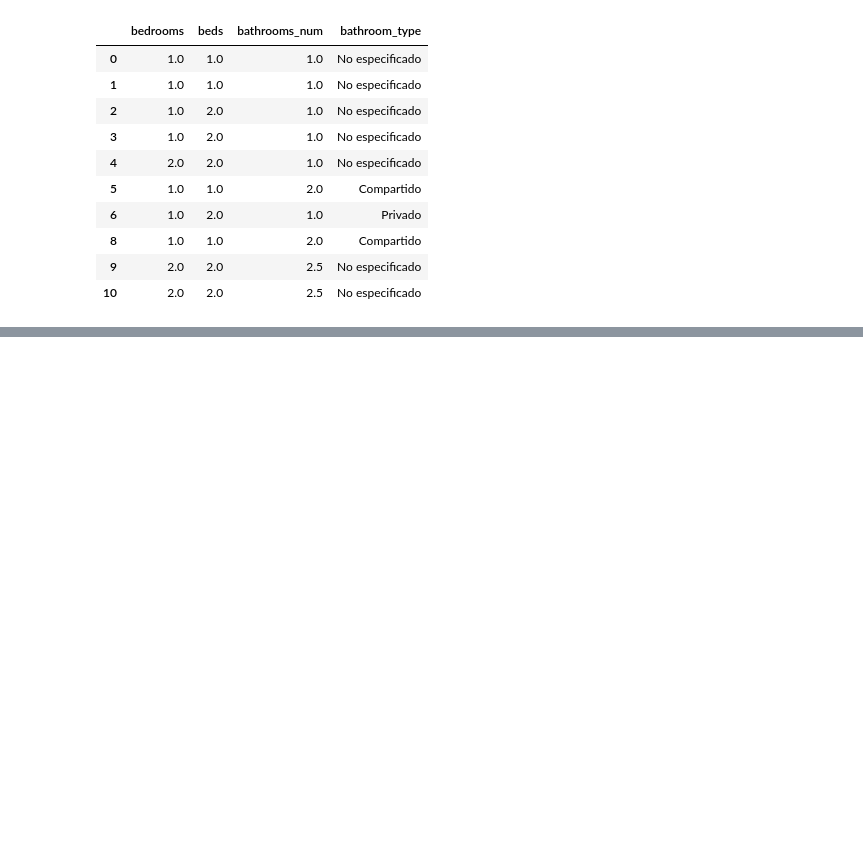
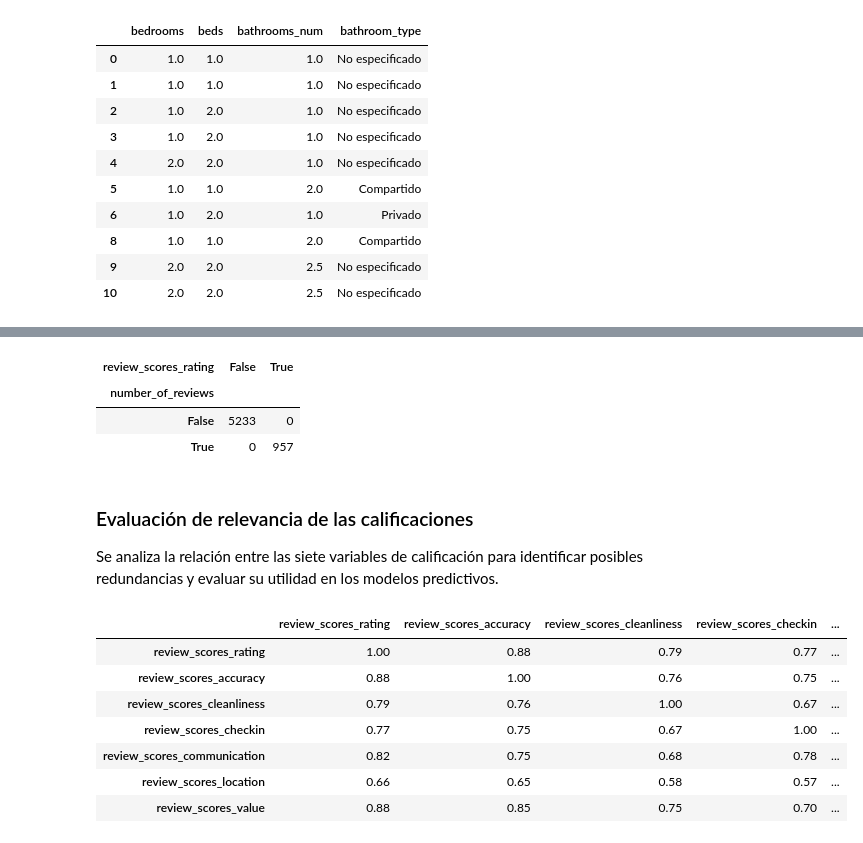
Before and after one commit to JhoJaRa-Art/Proyecto2_NewOrleans, a Jupyter notebook: Etapa2_Limpieza/notebooks/Limpieza_NewOrleans.ipynb, the cells around one changed output, grey strips where cells are left out. Drawn from its saved outputs; the diff is of its cells as text; code cells hidden in the pictures; blank space fills up the shorter version.

```diff
--- a/Etapa2_Limpieza/notebooks/Limpieza_NewOrleans.ipynb
+++ b/Etapa2_Limpieza/notebooks/Limpieza_NewOrleans.ipynb
@@ -456,0 +544,13 @@ df_precio[
+# %%
+pd.crosstab(
+    df_precio["number_of_reviews"] == 0,
+    df_precio["review_scores_rating"].isna())
+# %% [output]
+| review_scores_rating | False | True |
+| number_of_reviews |  |  |
+| False | 5233 | 0 |
+| True | 0 | 957 |
+# %% [markdown]
+### Evaluación de relevancia de las calificaciones
+
+Se analiza la relación entre las siete variables de calificación para identificar posibles redundancias y evaluar su utilidad en los modelos predictivos.
@@ -456,0 +563,11 @@ df_precio[
+# %%
+df_precio[calificaciones].corr().round(2)
+# %% [output]
+|  | review_scores_rating | review_scores_accuracy | review_scores_cleanliness | review_scores_checkin | ... |
+| review_scores_rating | 1.00 | 0.88 | 0.79 | 0.77 | ... |
+| review_scores_accuracy | 0.88 | 1.00 | 0.76 | 0.75 | ... |
+| review_scores_cleanliness | 0.79 | 0.76 | 1.00 | 0.67 | ... |
+| review_scores_checkin | 0.77 | 0.75 | 0.67 | 1.00 | ... |
+| review_scores_communication | 0.82 | 0.75 | 0.68 | 0.78 | ... |
+| review_scores_location | 0.66 | 0.65 | 0.58 | 0.57 | ... |
+| review_scores_value | 0.88 | 0.85 | 0.75 | 0.70 | ... |
```
Also changed, not shown: parts of 13 cells of this notebook.
